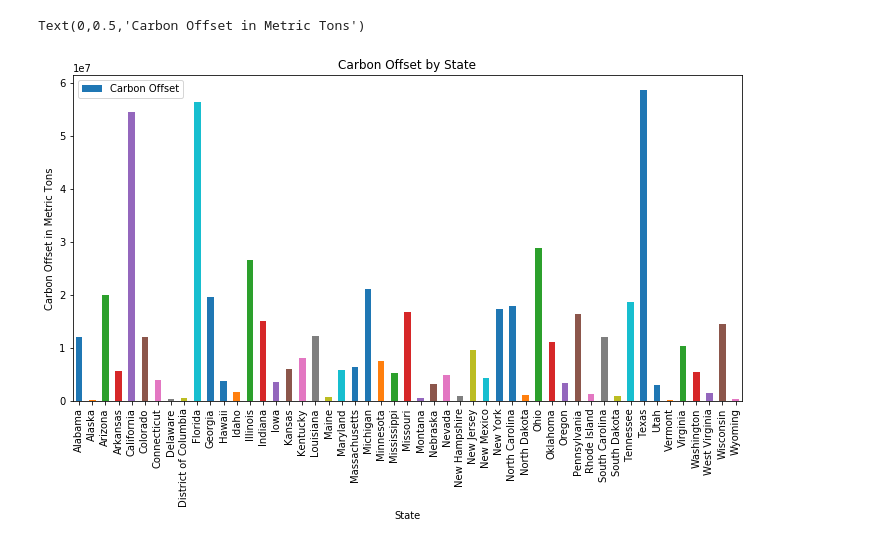
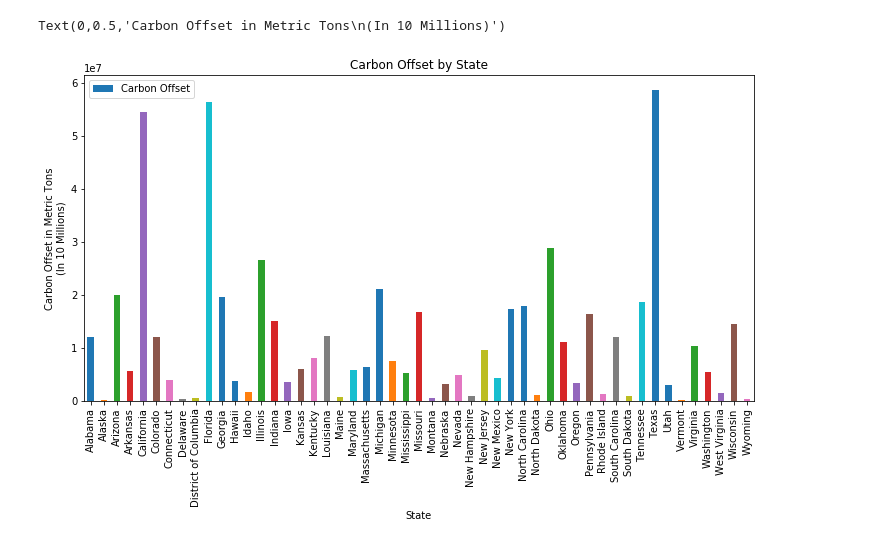
Before and after one commit to Agrattendick/Group-Project, a Jupyter notebook: Carbon Offsets for Solar Panels.ipynb, the cells around one changed output. Saved outputs shown, nothing was run; the diff lists cells and outputs as text; code cells hidden in the pictures.

Commit message:
Updated plots

```diff
--- a/Carbon Offsets for Solar Panels.ipynb
+++ b/Carbon Offsets for Solar Panels.ipynb
@@ -10,6 +10,8 @@ sunroofCity = "Resources/google-project-sunroof/project-sunroof-city-09082017.cs
 sunroofState = "Resources/google-project-sunroof/project-sunroof-state-09082017.csv"
 surfaceArea = "Resources/State-Surface-Area.csv"
 # %%
+#pd.set_option('display.float_format', lambda x: '%.3f' % x)
+
 #Dataframe Creation
 sunroofState_DF = pd.read_csv(sunroofState)
 surfaceArea_DF = pd.read_csv(surfaceArea)
@@ -22,11 +24,11 @@ sunroofStateWorking_DF = sunroofStateOrginizedClean_DF
 sunroofStateWorking_DF = sunroofStateWorking_DF.rename(columns = {"state_name": "State", "carbon_offset_metric_tons": "Carbon Offset"})
 sunroofStateFinal_DF = sunroofStateWorking_DF.join(surfaceArea_DF)
 sunroofStateFinal_DF = sunroofStateFinal_DF.reindex(columns = ["State", "Carbon Offset", "Surface Area"])
-sunroofStateFinal_DF = sunroofStateFinal_DF.style.format({"Carbon Offset": "{:2f}"})
+#sunroofStateFinal_DF = sunroofStateFinal_DF.style.format({"Carbon Offset": "{:2f}"})
 
 
 #sunroofStateWorking_DF.head()
-sunroofStateFinal_DF
+sunroofStateFinal_DF.head()
 #surfaceArea_DF.dtypes
 # %% [output]
 |  | State | Carbon Offset | Surface Area |
@@ -55,10 +49,12 @@ print(totalCarbonOffset)
 # %%
 #Charts
 #Bar Chart of Carbon Offset by State
-sunroofStateWorking_DF.plot.bar(x = "State", y = "Carbon Offset", figsize = (12,6))
+sunroofStateFinal_DF.plot.bar(x = "State", y = "Carbon Offset", figsize = (12,6))
 plt.title("Carbon Offset by State")
 plt.xlabel("State")
-plt.ylabel("Carbon Offset in Metric Tons")
+plt.ylabel("Carbon Offset in Metric Tons"
+           "\n"
+           "(In 10 Millions)")
 # %% [output]
-Text(0,0.5,'Carbon Offset in Metric Tons')
+Text(0,0.5,'Carbon Offset in Metric Tons\n(In 10 Millions)')
-[figure, old version]
+[figure, new version]
```
Also changed, not shown: parts of 5 cells of this notebook.
